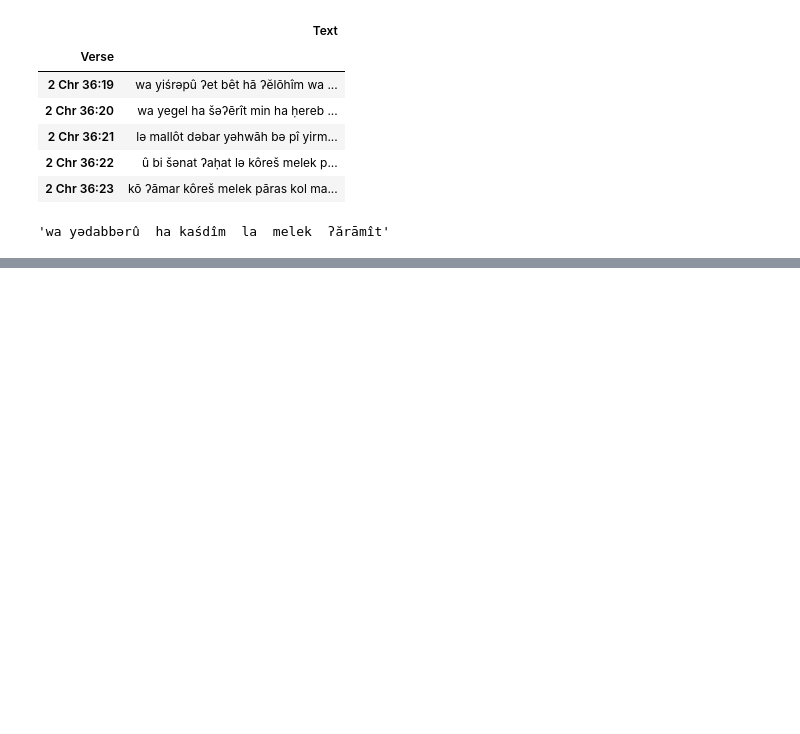
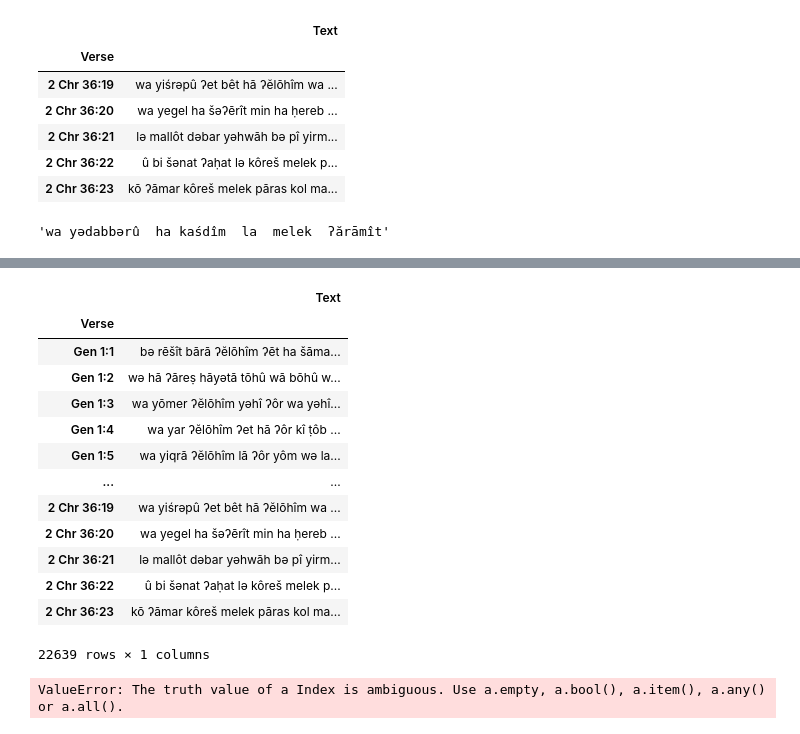
Before and after one commit to gngpostalsrvc/Capstone3, a Jupyter notebook: Capstone 3 - Data Wrangling.ipynb, the cells around one changed output, grey strips where cells are left out. Cells and saved outputs as stored; diff of their text form; code cells hidden in the pictures; blank space fills up the shorter version.

```diff
--- a/Capstone 3 - Data Wrangling.ipynb
+++ b/Capstone 3 - Data Wrangling.ipynb
@@ -177,0 +208,4 @@ df.loc['Dan 2:4' : 'Dan 7:28']
+# %%
+TBH['Stage'] = 'Transitional Biblical Hebrew'
+
+TBH.head()
@@ -179,0 +233,8 @@ df.loc['Gen 27:20'][-1]
+# %%
+LBH['Stage'] = 'Late Biblical Hebrew'
+
+LBH.head()
+# %%
+sample_size = len(ABH)
+
+labeled_verses = pd.concat([ABH, CBH.sample(sample_size, random_seed=42), TBH.sample(sample_size, random_seed=42), LBH.sample(sample_size, random_seed=42)])
@@ -179,0 +243,21 @@ df.loc['Gen 27:20'][-1]
+# %%
+unlabeled_verses = df[~df.index.isin(labeled_verses.index)]
+# %% [output]
+|  | Text |
+| Verse |  |
+| Gen 1:1 | bə rēšît bārā ʔĕlōhîm ʔēt ha šāma... |
+| Gen 1:2 | wə hā ʔāreṣ hāyətā tōhû wā bōhû w... |
+| Gen 1:3 | wa yōmer ʔĕlōhîm yəhî ʔôr wa yəhî... |
+| Gen 1:4 | wa yar ʔĕlōhîm ʔet hā ʔôr kî ṭôb ... |
+| Gen 1:5 | wa yiqrā ʔĕlōhîm lā ʔôr yôm wə la... |
+| ... | ... |
+| 2 Chr 36:19 | wa yiśrəpû ʔet bêt hā ʔĕlōhîm wa ... |
+| 2 Chr 36:20 | wa yegel ha šəʔērît min ha ḥereb ... |
+| 2 Chr 36:21 | lə mallôt dəbar yəhwāh bə pî yirm... |
+| 2 Chr 36:22 | û bi šənat ʔaḥat lə kôreš melek p... |
+| 2 Chr 36:23 | kō ʔāmar kôreš melek pāras kol ma... |
+22639 rows × 1 columns
+# %%
+unlabeled_verses.to_csv('unlabeled_verses.csv')
+# %% [output]
+ValueError: The truth value of a Index is ambiguous. Use a.empty, a.bool(), a.item(), a.any() or a.all().
```
Also changed, not shown: parts of 17 cells of this notebook, 7 other files.
